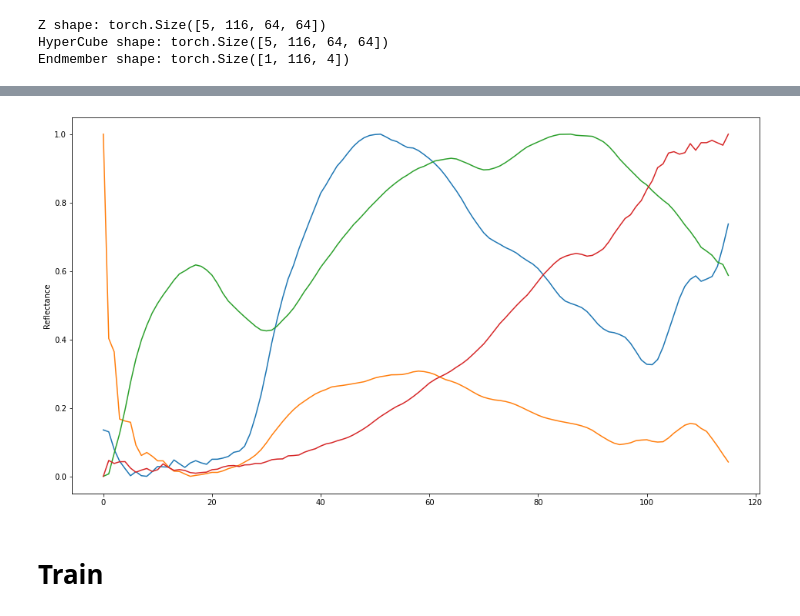
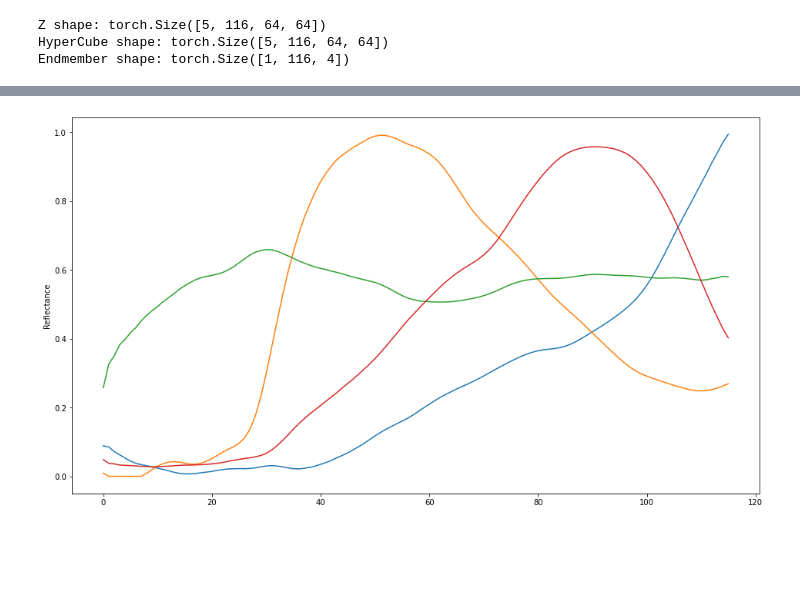
Before and after one commit to SolidusAbi/HySpecLab, a Jupyter notebook: notebooks/unmixing/UnDIP.ipynb, the cells around one changed output, grey strips where cells are left out. Saved outputs shown, nothing was run; the diff lists cells and outputs as text; code cells hidden in the pictures; blank space fills up the shorter version.

```diff
--- a/notebooks/unmixing/UnDIP.ipynb
+++ b/notebooks/unmixing/UnDIP.ipynb
@@ -110,15 +71,15 @@ from torchvision.transforms import Compose, ToTensor, Resize, InterpolationMode,
 
 transform = Compose([
     ToTensor(),
-    Resize((64,64), InterpolationMode.BILINEAR),
+    Resize((64,64), InterpolationMode.NEAREST),
 ])
 # %%
 from torch.utils.data import Dataset
 from torchvision import transforms as torchTransforms
 
-class TestDataset(Dataset):
+class AuxDataset(Dataset):
     def __init__(self, data, transform=torchTransforms.Compose([torchTransforms.ToTensor()])):
-        super(TestDataset, self).__init__()
+        super(AuxDataset, self).__init__()
         self.data = data
         self.transform = transform
 
@@ -128,22 +89,16 @@ class TestDataset(Dataset):
     def __getitem__(self, idx):
         return self.transform(self.data[idx])
 
-train_set = TestDataset(subject_data, transform)
+train_set = AuxDataset(subject_data, transform)
 # %%
 from torch.utils.data import DataLoader
 
 loader = DataLoader(train_set, batch_size=32, shuffle=False)
 X_tensor = next(iter(loader))
 # %%
-# X_tensor = torch.unsqueeze(transform(X_std), dim=0)
-# X_tensor = torch.unsqueeze(transform(subject_data), dim=0)
-noisy_input = []
-for i in range(X_tensor.shape[0]):
-    noisy_input.append(get_noise(X_tensor.shape[1], 'noise', X_tensor.shape[2:], noise_type='u'))
+from HySpecLab.unmixing import get_noise, NOISE_TYPE
+noisy_input = get_noise(X_tensor.shape[1:], batch_size = X_tensor.shape[0], noise_type=NOISE_TYPE.uniform)
 
-noisy_input = torch.cat(noisy_input, axis=0)
-
-# U_tensor = torch.unsqueeze(U_std.T, dim=0).float()
 U_tensor = torch.unsqueeze(U.T, dim=0).float()
 
 print('Z shape: {}'.format(noisy_input.shape))
@@ -159,14 +114,8 @@ from HySpecLab.unmixing import UnDIP
 n_bands = X_tensor.shape[1]
 n_endmembers = U_tensor.shape[-1]
 
-# in_channels = [n_bands, 256]
-# out_channels = [64, 128]
-# skip_channels = [8, 32]
-
-# model = UnDIP(in_channels, out_channels, skip_channels, n_endmembers)
-
-dims = [n_bands, 128, 256]
-skip_connection = [4,8]
-out_channels = 32
+dims = [n_bands, 256]
+skip_connection = [0]
+out_channels = 64
 
 model = UnDIP(n_endmembers, out_channels, dims, skip_connection, dropout=False, batch_norm=True, activation_func=nn.ReLU())
@@ -201,8 +130,8 @@ batch_size = X_tensor.shape[0]
 n_bands = X_tensor.shape[1]
 w, h = X_tensor.shape[2:]
 
-n_epoch = 5000
-optimizer = torch.optim.Adam(model.parameters(), lr=5e-4)
+n_epoch = 15000
+optimizer = torch.optim.Adam(model.parameters(), lr=1e-3)
 scheduler = torch.optim.lr_scheduler.ExponentialLR(optimizer, gamma=0.999)
 criterion = nn.MSELoss()
 
@@ -236,31 +165,31 @@ for i in range(4):
     tb_writer.add_image('Target/{}'.format(i), img_grid, 0)
 
 
 noisy_input = noisy_input.to(device)
 
 for epoch in epoch_iterator:
     output = model(noisy_input)
 
     restoration = torch.matmul(U_tensor.to(device), output.flatten(start_dim=2)).reshape((output.shape[0], n_bands, w, h))
 
     if epoch % 100 == 0: # Cada 100 epoch
         for i in range(4):
             rest_imgs = torch.unsqueeze(restoration[i, show_band_idx], dim=1)
             img_grid = make_grid(rest_imgs)
             tb_writer.add_image('Output/{}'.format(i), img_grid, epoch)
 
             abundance_imgs = torch.unsqueeze(output[i], dim=1)
             img_grid = make_grid(abundance_imgs)
             tb_writer.add_image('Abundance/{}'.format(i), img_grid, epoch)
 
     batch_loss = criterion(restoration, X_tensor.float().to(device))
 
     epoch_iterator.set_postfix(tls="%.4f" % np.mean(batch_loss.detach().item()))
     tb_writer.add_scalar('Loss', batch_loss.detach().item(), epoch)
 
     optimizer.zero_grad()
     batch_loss.backward()
     optimizer.step()
     scheduler.step()
 # %% [output]
-[figure, old version]
+[figure, new version]
@@ -330,2 +195,0 @@ model = UnDIP(in_channels, out_channels, skip_channels, n_endmembers)
-# %% [markdown]
-# Train
```
Also changed, not shown: parts of 17 cells of this notebook, 6 other files.
